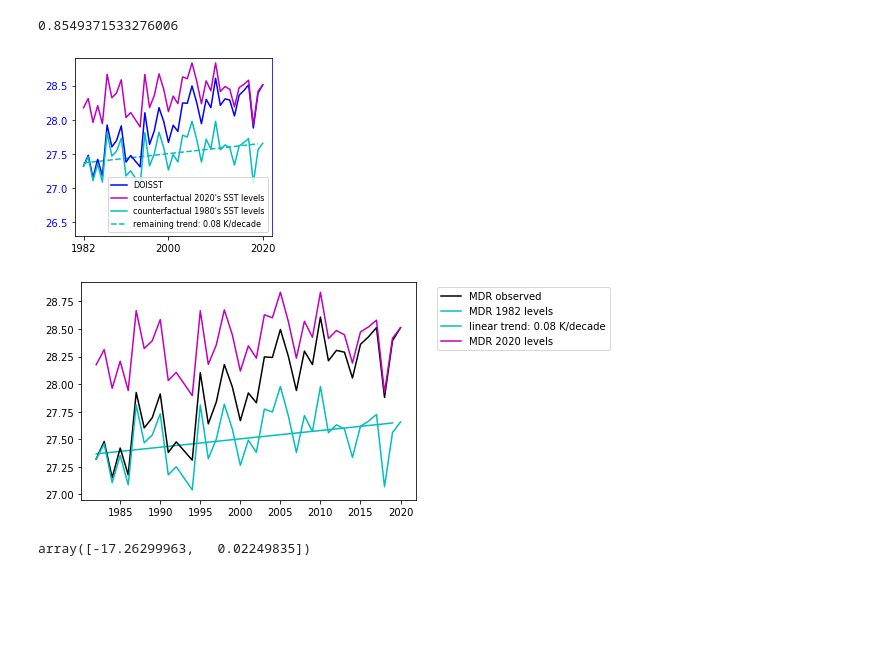
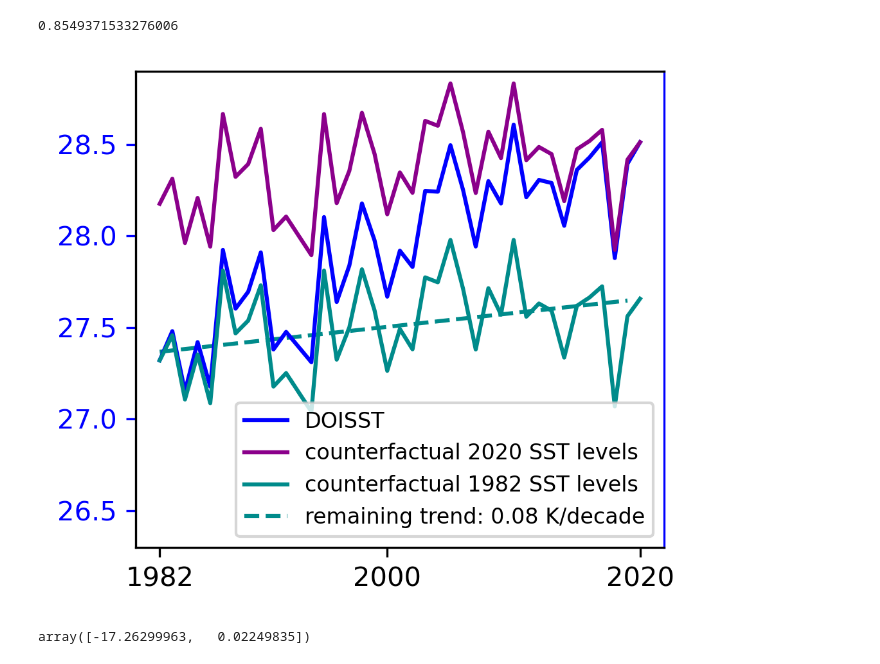
Before and after one commit to peterpeterp/tc_emulator, a Jupyter notebook: 3_counterFactual_scenarios.ipynb, the cells around one changed output. Cells and saved outputs as stored; diff of their text form; code cells hidden in the pictures; blank space fills up the shorter version.

Commit message:
third submission

```diff
--- a/3_counterFactual_scenarios.ipynb
+++ b/3_counterFactual_scenarios.ipynb
@@ -210,6 +146,6 @@ xAsp
 # %%
 plt.close()
-fig,ax = plt.subplots(nrows=1, ncols=1, figsize=(5,3))
+fig,ax = plt.subplots(nrows=1, ncols=1, figsize=(5,3), dpi=300)
 bounds = np.nanpercentile((sst_cmip6 - cmip6_MDR.loc[1850:1900].mean()).rolling(year=1, center=True).mean(),[17,83],axis=0).squeeze()
 ax.fill_between(sst_cmip6.year, bounds[0,:], bounds[1,:],
                  alpha=0.2, color='darkred', label='66% confidence interval', zorder=0)
@@ -235,5 +171,5 @@ ax.set_ylim(-1,1.6)
 ax.legend(loc='upper left', fontsize=8)
 ax.set_xlim(1850,2020)
 plt.tight_layout()
-plt.savefig('/home/peter/Projects/tc_emulator/written_latex/WCD/submission2/figures/SST_MDR_plot_1.png', dpi=600)
+plt.savefig('/home/peter/Projects/tc_emulator/written_latex/WCD/submission3/figures/SST_MDR_plot_1.png', dpi=600)
 # %% [output]
@@ -278,55 +214,26 @@ lr_cmip6[1] * (2020-1982)
 # %% [output]
 0.8549371533276006
 # %%
-fig,ax = plt.subplots(nrows=1, ncols=1, figsize=(3.5,3))
+fig,ax = plt.subplots(nrows=1, ncols=1, figsize=(3.5,3), dpi=300)
 
 ax.plot(oisst_MDR.year, oisst_MDR, color='b', label='DOISST')
-ax.plot(oisst_MDR.year, sst_counterfacts['2020'], color='m', label="counterfactual 2020's SST levels")
-ax.plot(oisst_MDR.year, sst_counterfacts['1982'], color='c', label="counterfactual 1980's SST levels")
+ax.plot(oisst_MDR.year, sst_counterfacts['2020'], color='darkmagenta', label="counterfactual 2020 SST levels")
+ax.plot(oisst_MDR.year, sst_counterfacts['1982'], color='darkcyan', label="counterfactual 1982 SST levels")
 plt.plot(range(1982,2020), lr_detrend[0] + lr_detrend[1] * range(1982,2020) + lr_cmip6[0] + lr_cmip6[1] * 1982,
-         color='c', linestyle='--', label='remaining trend: %s K/decade' %(round(lr_detrend[1]*10,2)),zorder=1)
+         color='darkcyan', linestyle='--', label='remaining trend: %s K/decade' %(round(lr_detrend[1]*10,2)),zorder=1)
 
 ax.set_ylim(lr_oisst[0] + lr_oisst[1]*1982 - (lr[0] - shift + lr[1]*1982) - 1,
             lr_oisst[0] + lr_oisst[1]*1982 - (lr[0] -shift + lr[1]*1982) - 1 + 2.6)
 ax.spines['right'].set_color('b')
 ax.yaxis.label.set_color('b')
 ax.tick_params(axis='y', colors='b')
 ax.set_xticks([1982,2000,2020])
 ax.legend(loc='lower right', fontsize=8)
 # ax.set_ylabel('detrended SST\naveraged over the MDR [°C]')
 plt.tight_layout()
-plt.savefig('/home/peter/Projects/tc_emulator/written_latex/WCD/submission2/figures/SST_MDR_plot_3.png', dpi=600)
+plt.savefig('/home/peter/Projects/tc_emulator/written_latex/WCD/submission3/figures/SST_MDR_plot_3.png', dpi=600)
 # %% [output]
-[figure, old version]
+[figure, new version]
-# %%
-# experiments
-plt.close('all')
-fig,ax = plt.subplots(nrows = 1)
-
-detrend = oisst_MDR - (lr_cmip6[1] * oisst_MDR.year + lr_cmip6[0])
-lr_detrend = sm.OLS(detrend.loc[1982:2020].values, sm.add_constant(detrend.loc[1982:2020].year.values)).fit().params
-
-sst_counterfacts = {'ref':oisst_MDR}
-ax.plot(oisst_MDR.year, oisst_MDR, label='MDR observed', color='k')
-
-cou = detrend + lr_cmip6[0] + lr_cmip6[1] * 1982
-sst_counterfacts['1982'] = cou
-ax.plot(oisst_MDR.year, cou, label='MDR 1982 levels', color='c')
-plt.plot(range(1982,2020), lr_detrend[0] + lr_detrend[1] * range(1982,2020) + lr_cmip6[0] + lr_cmip6[1] * 1982,
-         color='c', label='linear trend: %s K/decade' %(round(lr_detrend[1]*10,2)),zorder=1)
-
-cou = detrend + lr_cmip6[0] + lr_cmip6[1] * 2020
-sst_counterfacts['2020'] = cou
-ax.plot(oisst_MDR.year, cou, label='MDR 2020 levels', color='m')
-
-
-# cou = detrend + oisst_MDR.loc[1982:2020].mean() + hadisst_MDR.loc[1850:1880].mean() - hadisst_MDR.loc[1982:2020].mean()
-# sst_counterfacts['preind'] = cou
-# ax.plot(oisst_MDR.year, cou, label='MDR preind levels', color='g')
-ax.legend(bbox_to_anchor=(1.05, 1), loc='upper left')
-plt.savefig(train_folder + '/SSTs_experiments_oisst_hadisst_trend.png')
-# %% [output]
-[figure, removed]
 # %%
 lr_cmip6
 # %% [output]
```
Also changed, not shown: parts of 16 cells of this notebook.
